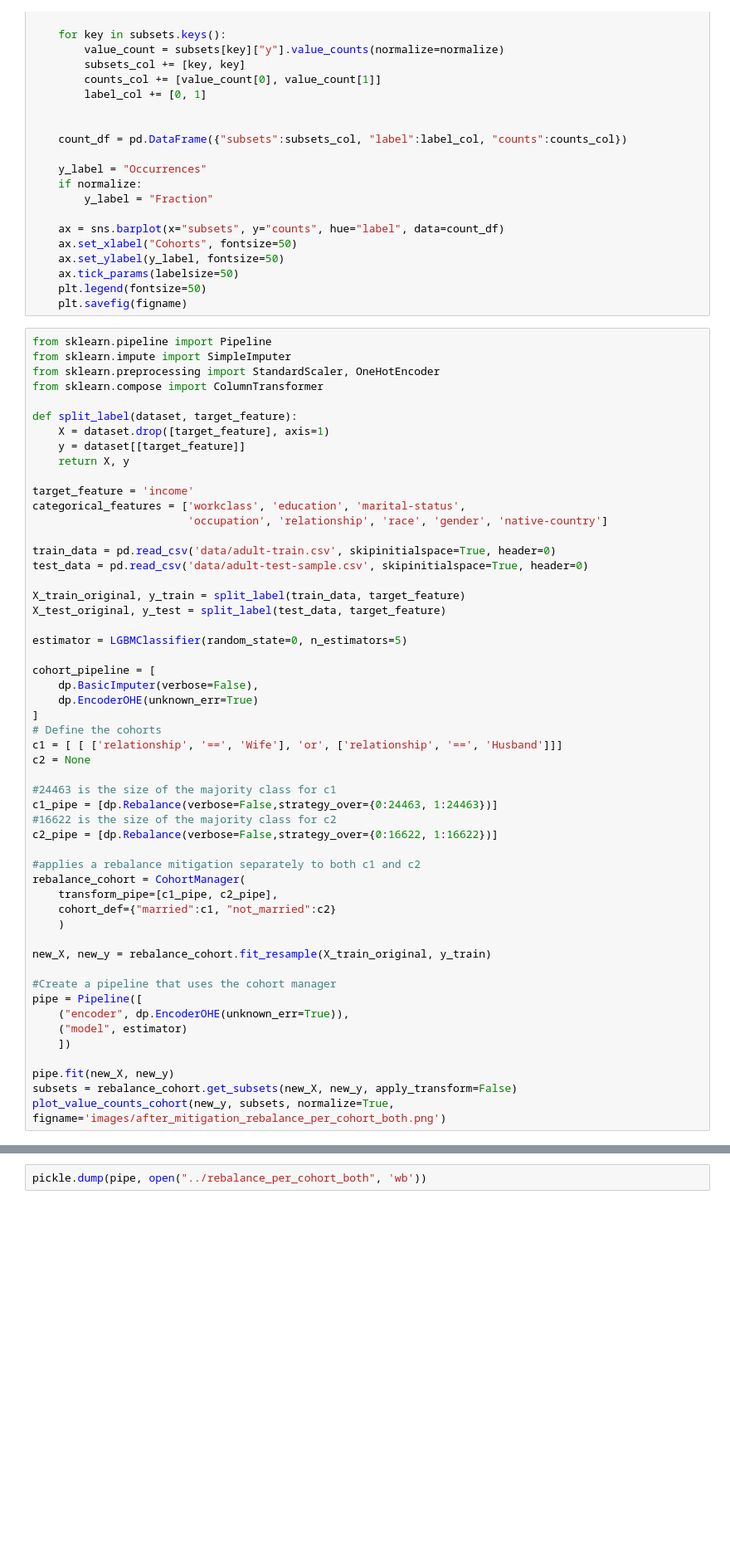
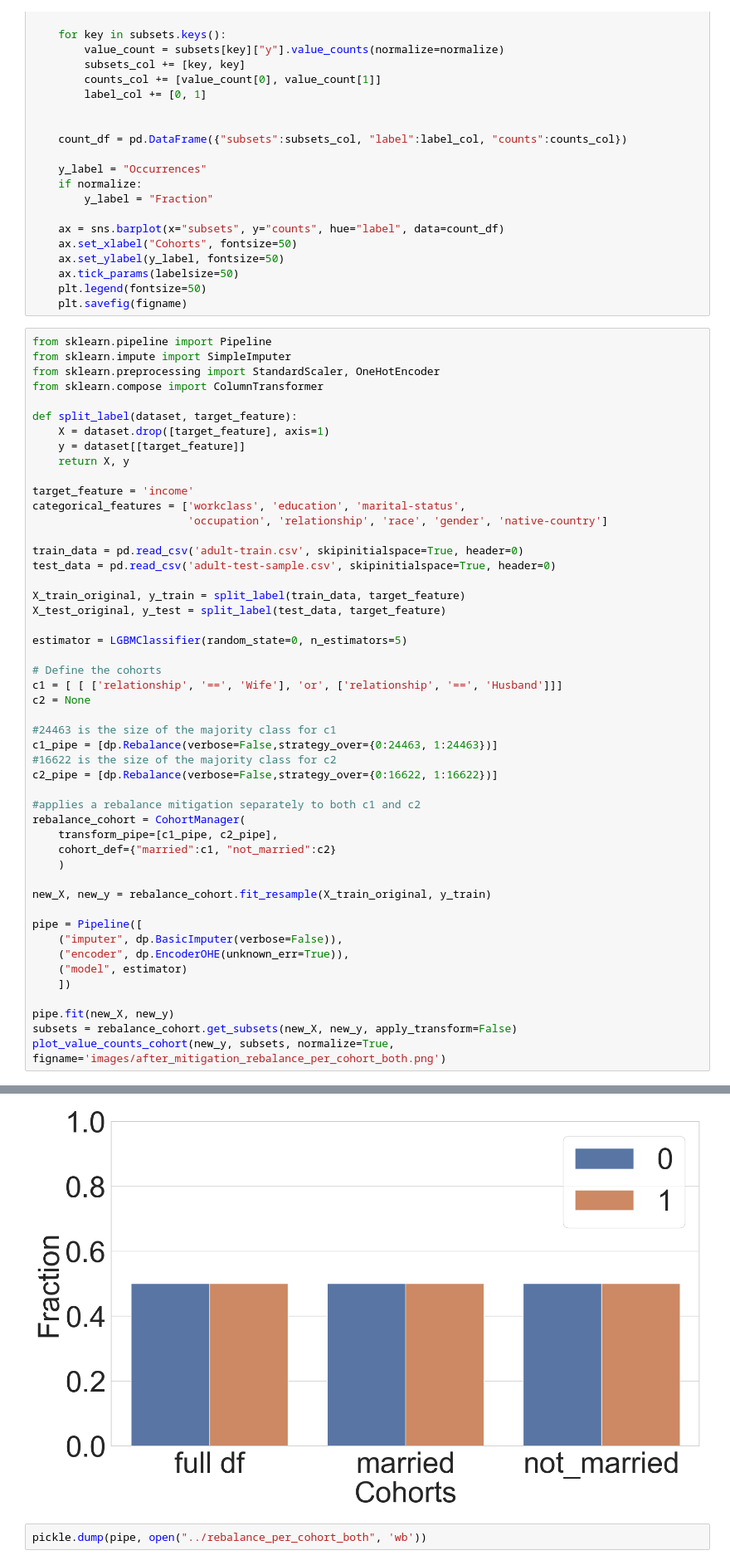
Before and after one commit to microsoft/responsible-ai-toolbox-tracker, a Jupyter notebook: tour/balance per cohort both.ipynb, the cells around one changed output, grey strips where cells are left out. Shown at 83% size. Drawn from its saved outputs; the diff is of its cells as text; blank space fills up the shorter version.

Commit message:
Change the data file to be the root directory. Switch imputation to consistently happen before encoding.

```diff
--- a/tour/balance per cohort both.ipynb
+++ b/tour/balance per cohort both.ipynb
@@ -71,18 +71,14 @@ target_feature = 'income'
 categorical_features = ['workclass', 'education', 'marital-status',
                         'occupation', 'relationship', 'race', 'gender', 'native-country']
 
-train_data = pd.read_csv('data/adult-train.csv', skipinitialspace=True, header=0)
-test_data = pd.read_csv('data/adult-test-sample.csv', skipinitialspace=True, header=0)
+train_data = pd.read_csv('adult-train.csv', skipinitialspace=True, header=0)
+test_data = pd.read_csv('adult-test-sample.csv', skipinitialspace=True, header=0)
 
 X_train_original, y_train = split_label(train_data, target_feature)
 X_test_original, y_test = split_label(test_data, target_feature)
 
 estimator = LGBMClassifier(random_state=0, n_estimators=5)
 
-cohort_pipeline = [
-    dp.BasicImputer(verbose=False),
-    dp.EncoderOHE(unknown_err=True)
-]
 # Define the cohorts
 c1 = [ [ ['relationship', '==', 'Wife'], 'or', ['relationship', '==', 'Husband']]]
 c2 = None
@@ -100,8 +96,8 @@ rebalance_cohort = CohortManager(
 
 new_X, new_y = rebalance_cohort.fit_resample(X_train_original, y_train)
 
-#Create a pipeline that uses the cohort manager
 pipe = Pipeline([
+    ("imputer", dp.BasicImputer(verbose=False)),
     ("encoder", dp.EncoderOHE(unknown_err=True)),
     ("model", estimator)
     ])
@@ -109,3 +105,4 @@ pipe = Pipeline([
 pipe.fit(new_X, new_y)
 subsets = rebalance_cohort.get_subsets(new_X, new_y, apply_transform=False)
 plot_value_counts_cohort(new_y, subsets, normalize=True, figname='images/after_mitigation_rebalance_per_cohort_both.png')
+# %% [output]
@@ -112,2 +111,3 @@ plot_value_counts_cohort(new_y, subsets, normalize=True, figname='images/after_m
+[figure, added]
 # %%
 pickle.dump(pipe, open("../rebalance_per_cohort_both", 'wb'))
```
Also changed, not shown: parts of 1 cell of this notebook, 6 other files.
